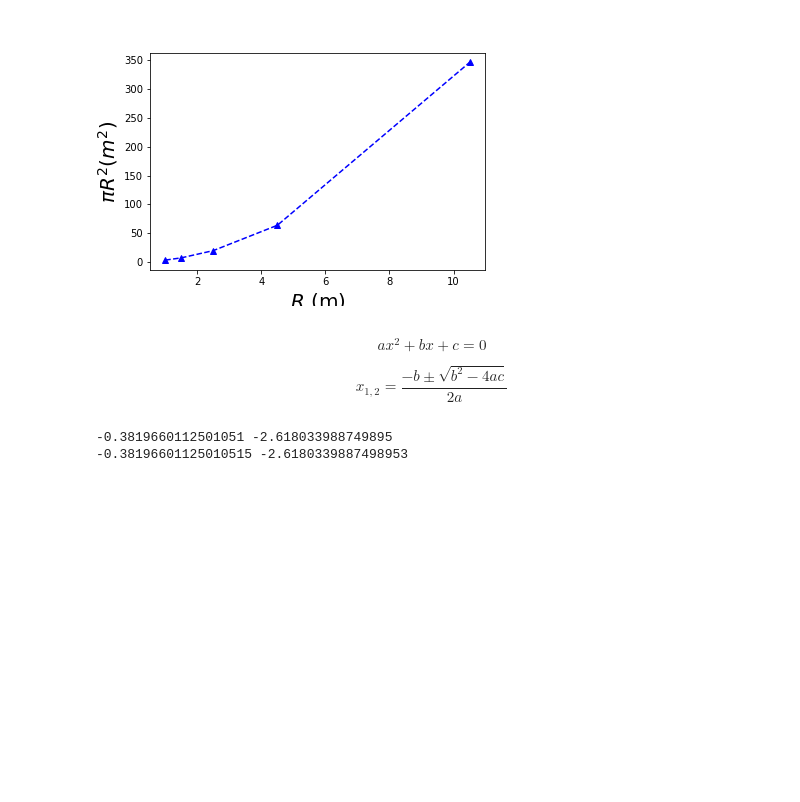
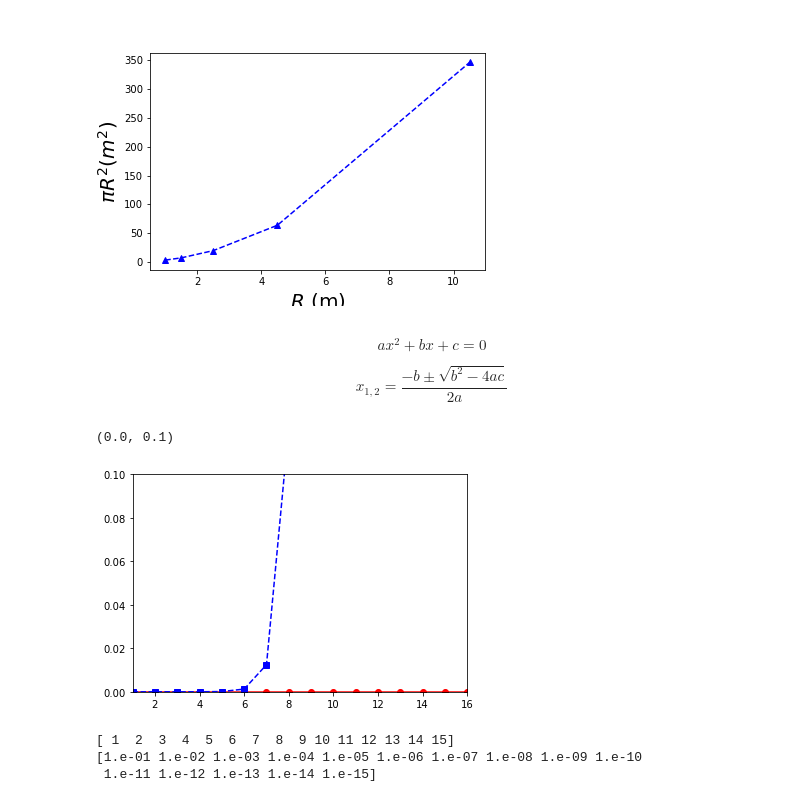
Before and after one commit to icmm-ntu/2022-Fall, a Jupyter notebook: Week2_Sep_15_2022.ipynb, the cells around one changed output. Saved outputs shown, nothing was run; the diff lists cells and outputs as text; code cells hidden in the pictures; blank space fills up the shorter version.

```diff
--- a/Week2_Sep_15_2022.ipynb
+++ b/Week2_Sep_15_2022.ipynb
@@ -293,22 +293,48 @@ $$ ax ^2 + b x + c = 0$$
 $$x_{1,2} = \frac{-b \pm \sqrt{b^2 - 4ac}}{2a} $$
 # %%
 # solution for ax^2 + bx + c =0
-a = 1.
-b = 3.
-c = 1.
+
 
 def FindSolution(a,b,c):
     temp_var = (b**2. - 4. * a * c)**0.5
     x1 = (-b + temp_var)/ (2. * a)
     x2 = (-b - temp_var)/ (2. * a)
     x3 = -2. * c/(b + temp_var)
     x4 = -2. * c/(b - temp_var)
-    return [x1,x2,x3,x4]
+
+    Delta_I = abs(x1 - x3)
+    Delta_II = abs(x2 - x4)
+    return [x1,x2,x3,x4, Delta_I, Delta_II]
+
+a = 2.
+b = 10.
+#c = 0.1
+n_array = np.array([1,2,3,4,5,6,7, 8, 9, 10, 11, 12, 13, 14, 15,16])
+c = 10.**(-n_array)
+
+[x1,x2,x3,x4, Delta_I, Delta_II] = FindSolution(a,b,c)
+#print (x1, x2)
+#print (x3,x4)
+#print (Delta_I, Delta_II)
+
+import matplotlib.pyplot as plt
 
 
-[x1,x2,x3,x4] = FindSolution(a,b,c)
-print (x1, x2)
-print (x3,x4)
+plt.plot(n_array, Delta_I,'ro-')
+plt.plot(n_array, Delta_II,'bs--')
+plt.xlim(1,16)
+plt.ylim(0,0.1)
 # %% [output]
--0.3819660112501051 -2.618033988749895
--0.38196601125010515 -2.6180339887498953
+(0.0, 0.1)
+[figure, added]
+# %%
+
+
+
+print (n_array)
+
+print (c)
+# %% [output]
+[ 1  2  3  4  5  6  7  8  9 10 11 12 13 14 15]
+[1.e-01 1.e-02 1.e-03 1.e-04 1.e-05 1.e-06 1.e-07 1.e-08 1.e-09 1.e-10
+ 1.e-11 1.e-12 1.e-13 1.e-14 1.e-15]
```
